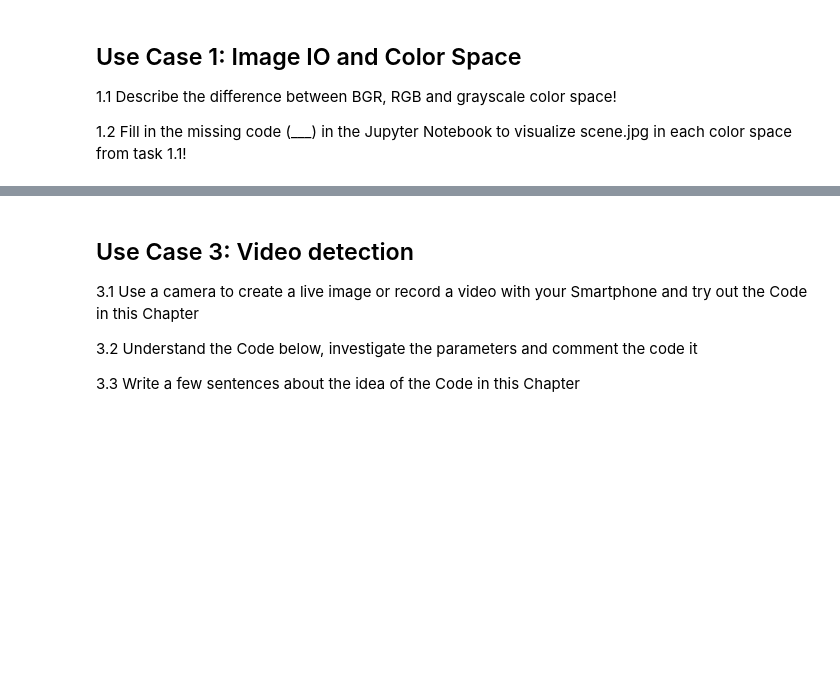
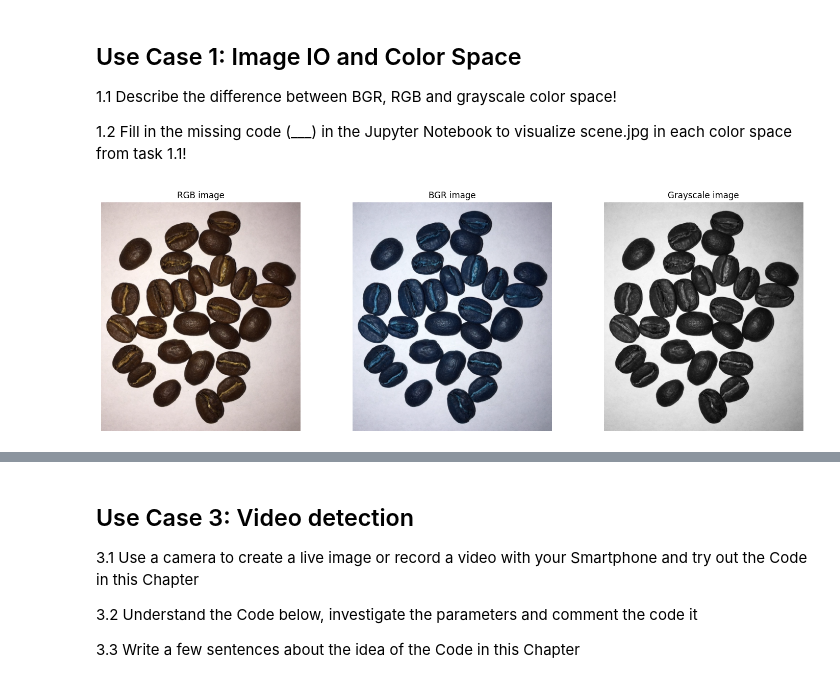
Before and after one commit to arnav-arg/Biomedical-Image-and-Signal-Analysis-Exercises, a Jupyter notebook: E02/E02_WS2627_Introduction-ImageVisualization.ipynb, the cells around one changed output, grey strips where cells are left out. Cells and saved outputs as stored; diff of their text form; code cells hidden in the pictures; blank space fills up the shorter version.

```diff
--- a/E02/E02_WS2627_Introduction-ImageVisualization.ipynb
+++ b/E02/E02_WS2627_Introduction-ImageVisualization.ipynb
@@ -25,28 +25,32 @@ Deadline for the submission: 17.11.2026 at 23.59. Upload a single ZIP file to St
 
 1.2 Fill in the missing code (___) in the Jupyter Notebook to visualize scene.jpg in each color space from task 1.1!
 # %%
-img_path = #"___"
+import cv2 as cv2
+import matplotlib.pyplot as plt
+img_path = "./data/scene.jpg"
 img_bgr = cv2.imread(img_path)
 assert img_bgr is not None, f"Please place an image at {img_path}"
 
-img_rgb = #cv2.___
-img_gray = #cv2.___
+img_rgb = cv2.cvtColor(img_bgr, cv2.COLOR_BGR2RGB)
+img_gray = cv2.cvtColor(img_bgr, cv2.COLOR_BGR2GRAY)
 
 plt.figure(figsize=(15,5))
 plt.subplot(1,3,1)
 plt.imshow(img_rgb)
 plt.title("RGB image")
 plt.axis("off")
 plt.subplot(1,3,2)
 plt.imshow(img_bgr)
 plt.title("BGR image")
 plt.axis("off")
 plt.subplot(1,3,3)
 plt.imshow(img_gray, cmap="gray")
 plt.title("Grayscale image")
 plt.axis("off")
 plt.tight_layout()
 plt.show()
+# %% [output]
+[figure, added]
 # %% [markdown]
 ## Use Case 2: Basic Image Operations
 
```
Also changed, not shown: parts of 1 cell of this notebook.
